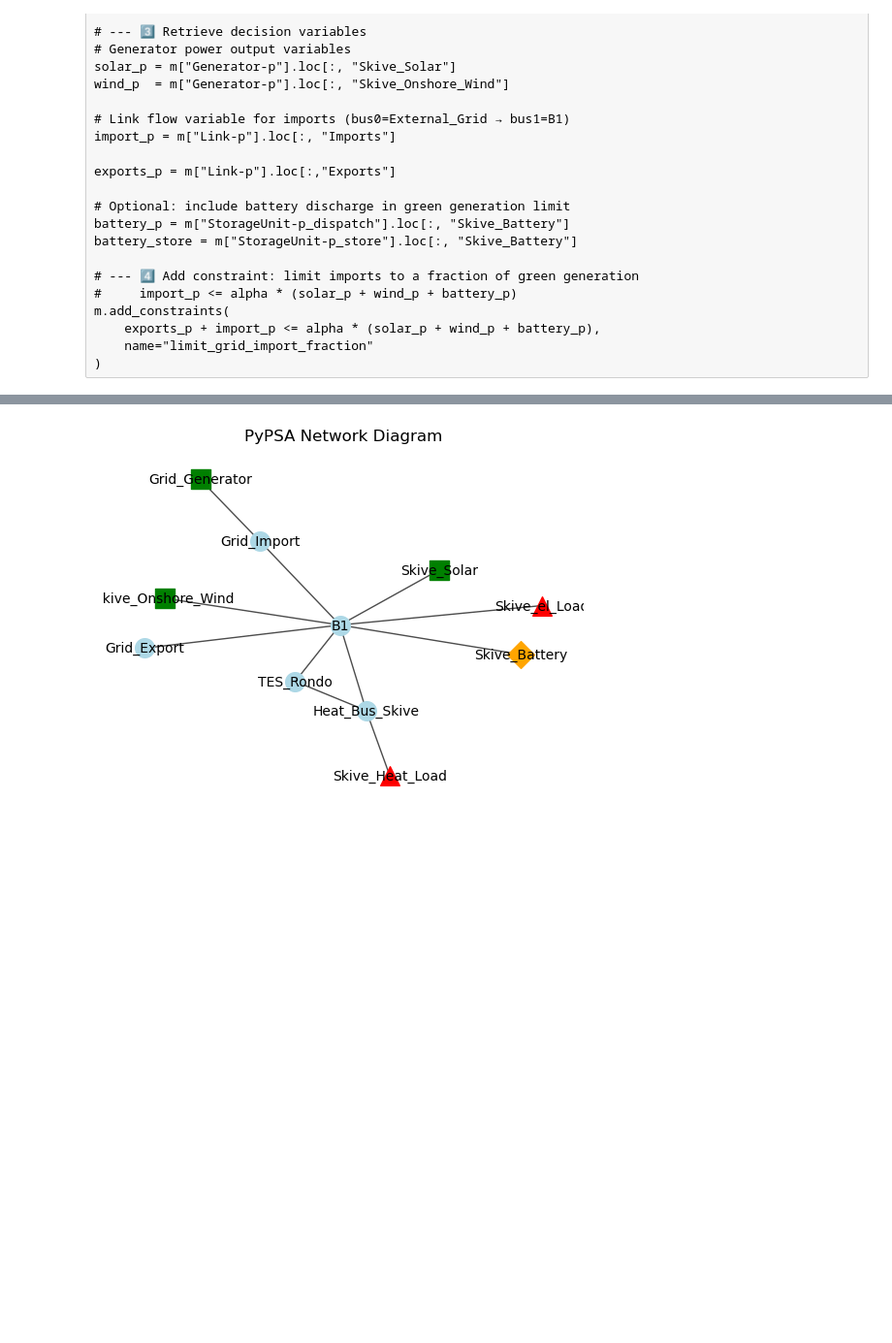
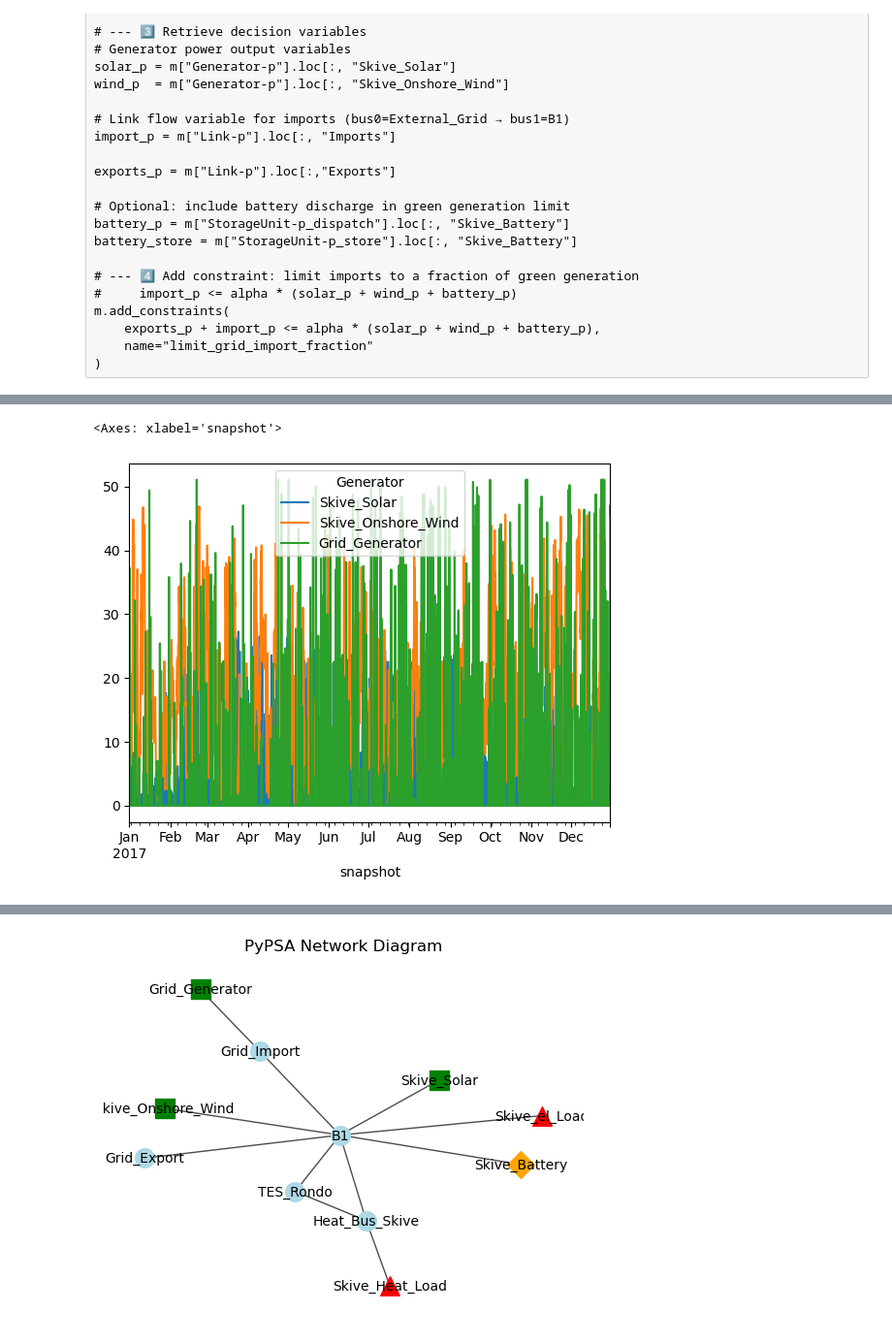
Before and after one commit to pulio12/Msc_Thesis_Greenlab_Skive, a Jupyter notebook: Test_file2.ipynb, the cells around one changed output, grey strips where cells are left out. Shown at 97% size. Cells and saved outputs as stored; diff of their text form; code cells hidden in the pictures; blank space fills up the shorter version.

Commit message:
rolling_horizon_run

```diff
--- a/Test_file2.ipynb
+++ b/Test_file2.ipynb
@@ -607,0 +608,6 @@ obj: 296994 rows, 131029 columns, 497898 nonzeros
+# %%
+model = n.copy()
+# %%
+## Rolling Horizon
+n_rh24_0 = model.copy()
+n_rh24_0.optimize.optimize_with_rolling_horizon(horizon=24, overlap=0,log_to_console=False)
@@ -607,0 +643,5 @@ obj: 296994 rows, 131029 columns, 497898 nonzeros
+# %%
+n_rh24_0.generators_t.p.plot()
+# %% [output]
+<Axes: xlabel='snapshot'>
+[figure, added]
```
Also changed, not shown: parts of 13 cells of this notebook.
